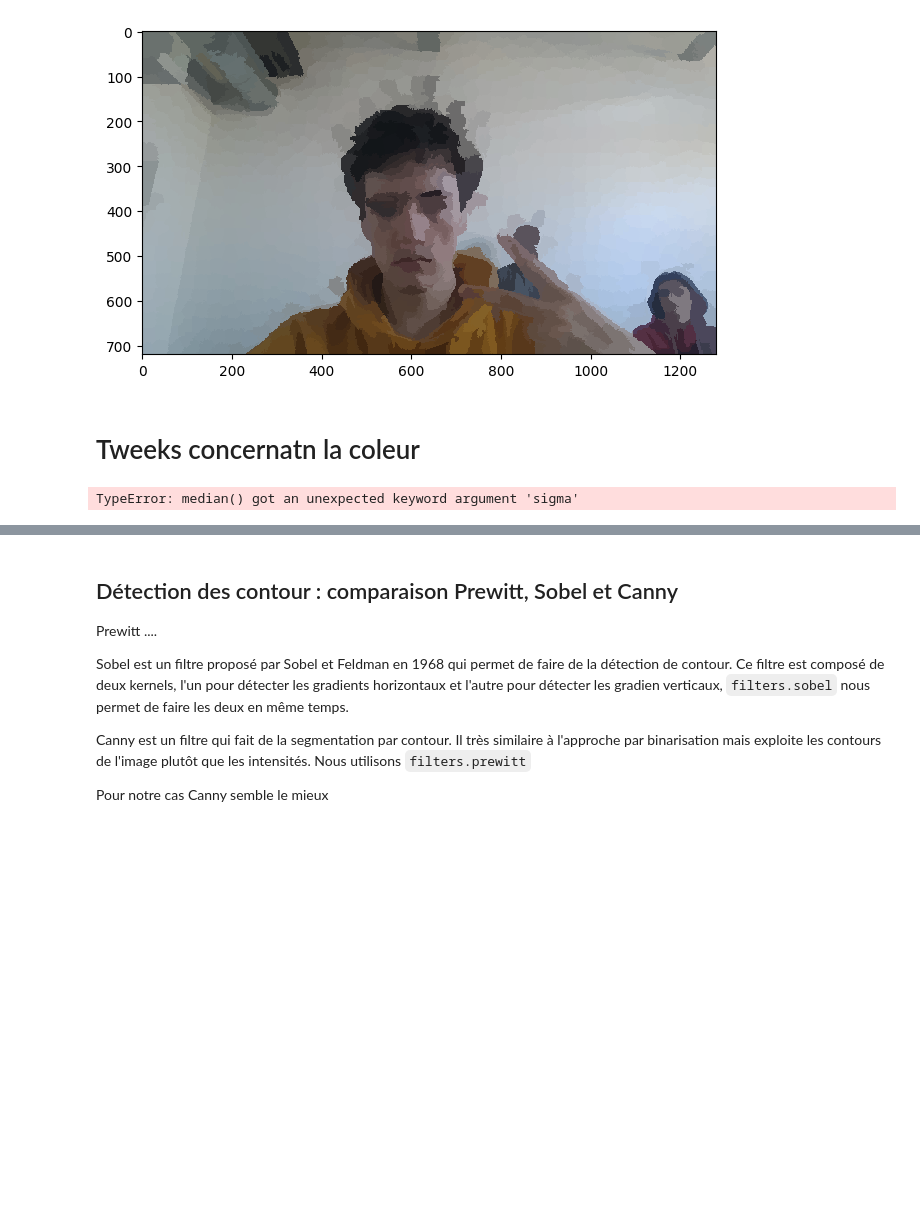
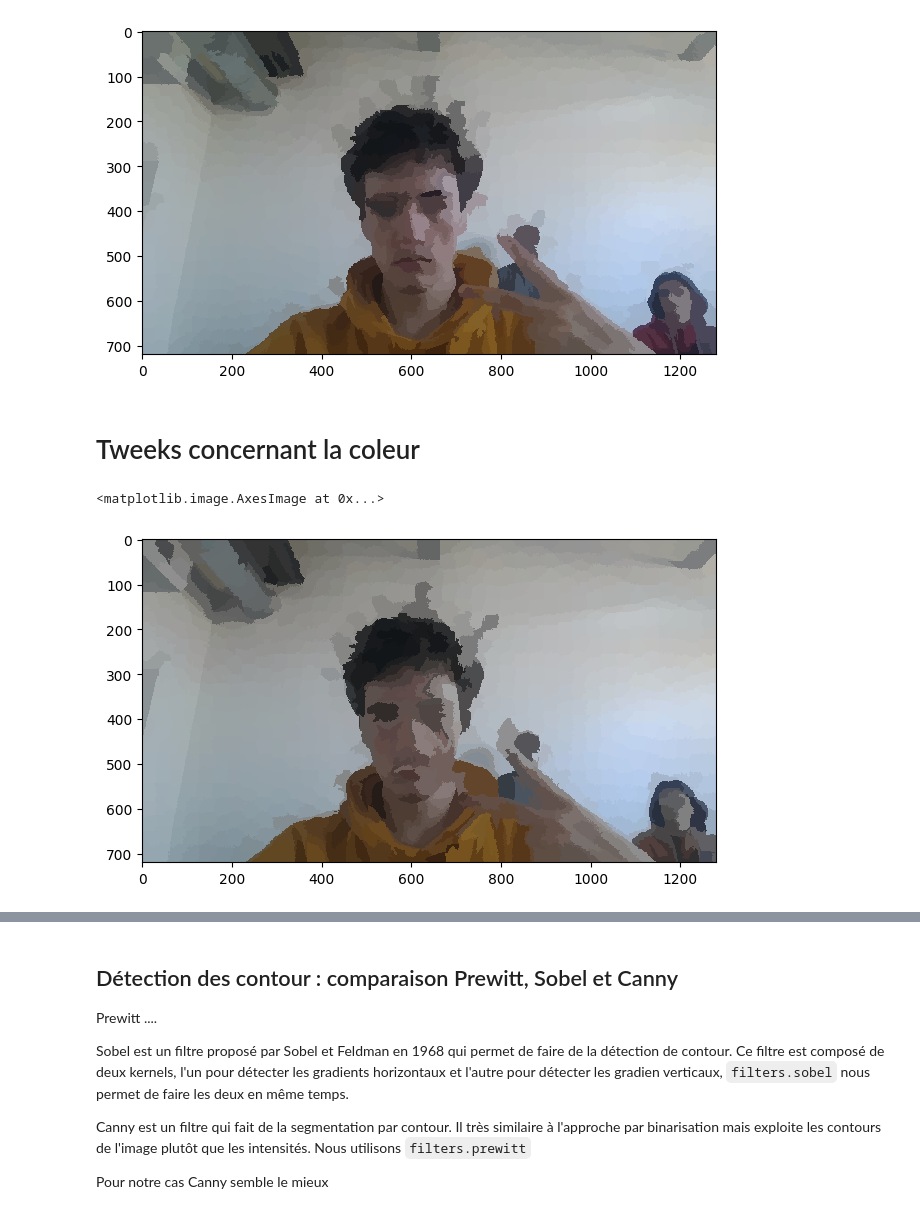
Before and after one commit to PierreVandel/analyse-images-cartoon, a Jupyter notebook: Cartoon.ipynb, the cells around one changed output, grey strips where cells are left out. Saved outputs shown, nothing was run; the diff lists cells and outputs as text; code cells hidden in the pictures; blank space fills up the shorter version.

Commit message:
Tests posterization

```diff
--- a/Cartoon.ipynb
+++ b/Cartoon.ipynb
@@ -20,19 +21,19 @@ io.imshow(img_posterized)
 <matplotlib.image.AxesImage at 0x...>
 [figure]
 # %% [markdown]
-# Tweeks concernatn la coleur
+# Tweeks concernant la coleur
 # %%
 from skimage import filters
 
-img = img_as_float(io.imread("resources/images/test_1.jpg"))
+img = util.img_as_float(io.imread("resources/images/test_1.jpg"))
 
-filtered_img = filters.median(img, sigma=4)
+filtered_img = filters.median(img)
 
-labels1 = segmentation.slic(img, compactness=2, n_segments=1000, start_label=1)
+labels1 = segmentation.slic(img, compactness=2, n_segments=900, start_label=1)
 posterized_image = color.label2rgb(labels1, filtered_img, kind='avg', bg_label=0)
-filtered_posterized_image = filters.gaussian(posterized_image, sigma=4)
 
 
-io.imshow(filtered_posterized_image)
+io.imshow(posterized_image)
 # %% [output]
-TypeError: median() got an unexpected keyword argument 'sigma'
+<matplotlib.image.AxesImage at 0x...>
+[figure, added]
```
Also changed, not shown: parts of 6 cells of this notebook.
